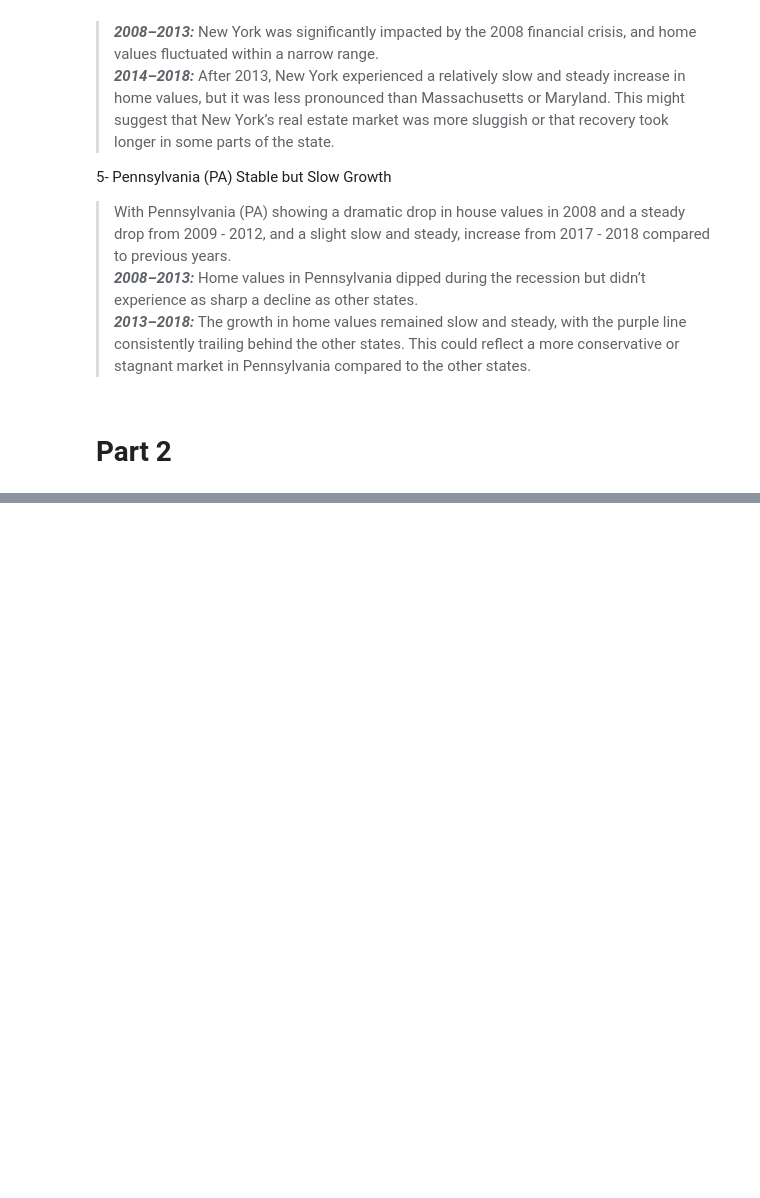
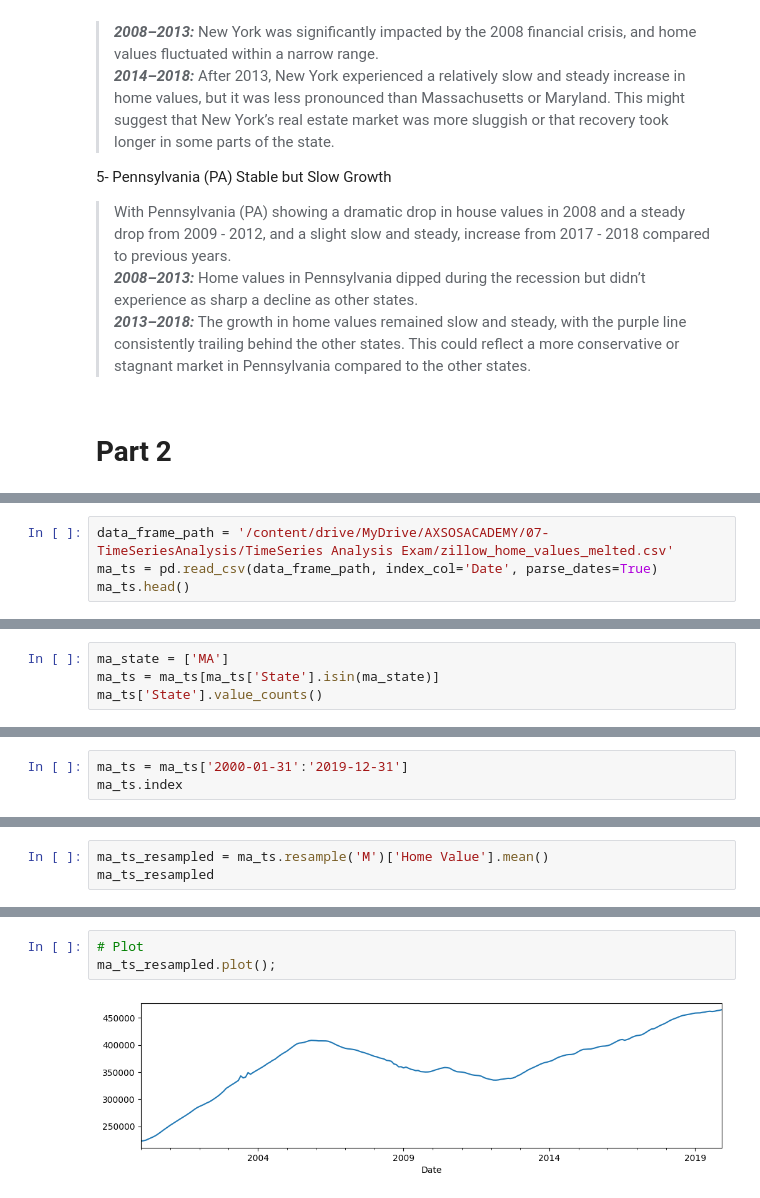
Before and after one commit to Rahafhosari/DataScience2024-2025, a Jupyter notebook: timeseries_analysis_exam_rahaf_hosari.ipynb, the cells around one changed output, grey strips where cells are left out. Cells and saved outputs as stored; diff of their text form; blank space fills up the shorter version.

Commit message:
Time Series Exam Part 2

```diff
--- a/timeseries_analysis_exam_rahaf_hosari.ipynb
+++ b/timeseries_analysis_exam_rahaf_hosari.ipynb
@@ -663,0 +691,4 @@ This Recession effect on Real Estate Sector leads to a reduced level of real est
+# %%
+data_frame_path = '/content/drive/MyDrive/AXSOSACADEMY/07-TimeSeriesAnalysis/TimeSeries Analysis Exam/zillow_home_values_melted.csv'
+ma_ts = pd.read_csv(data_frame_path, index_col='Date', parse_dates=True)
+ma_ts.head()
@@ -663,0 +716,4 @@ This Recession effect on Real Estate Sector leads to a reduced level of real est
+# %%
+ma_state = ['MA']
+ma_ts = ma_ts[ma_ts['State'].isin(ma_state)]
+ma_ts['State'].value_counts()
@@ -663,0 +725,3 @@ This Recession effect on Real Estate Sector leads to a reduced level of real est
+# %%
+ma_ts = ma_ts['2000-01-31':'2019-12-31']
+ma_ts.index
@@ -663,0 +761,3 @@ This Recession effect on Real Estate Sector leads to a reduced level of real est
+# %%
+ma_ts_resampled = ma_ts.resample('M')['Home Value'].mean()
+ma_ts_resampled
@@ -663,0 +821,5 @@ This Recession effect on Real Estate Sector leads to a reduced level of real est
+# %%
+# Plot
+ma_ts_resampled.plot();
+# %% [output]
+[figure, added]
```
Also changed, not shown: parts of 118 cells of this notebook.
